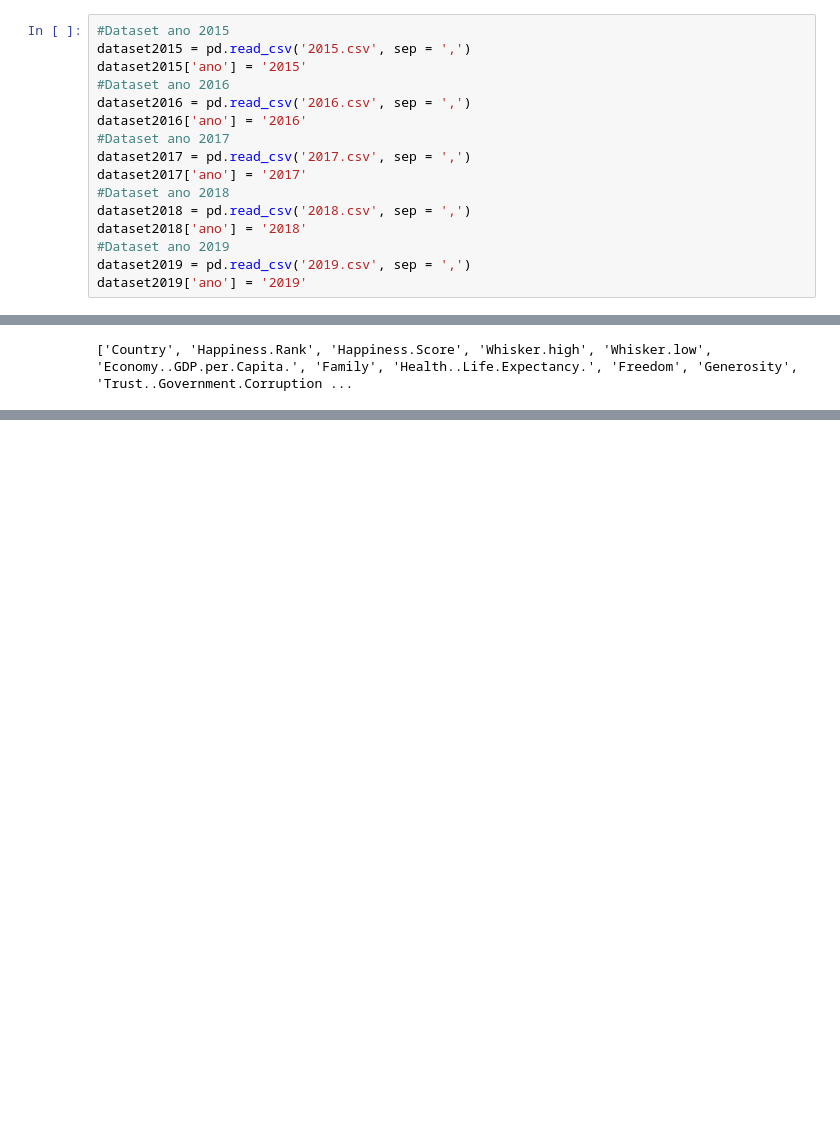
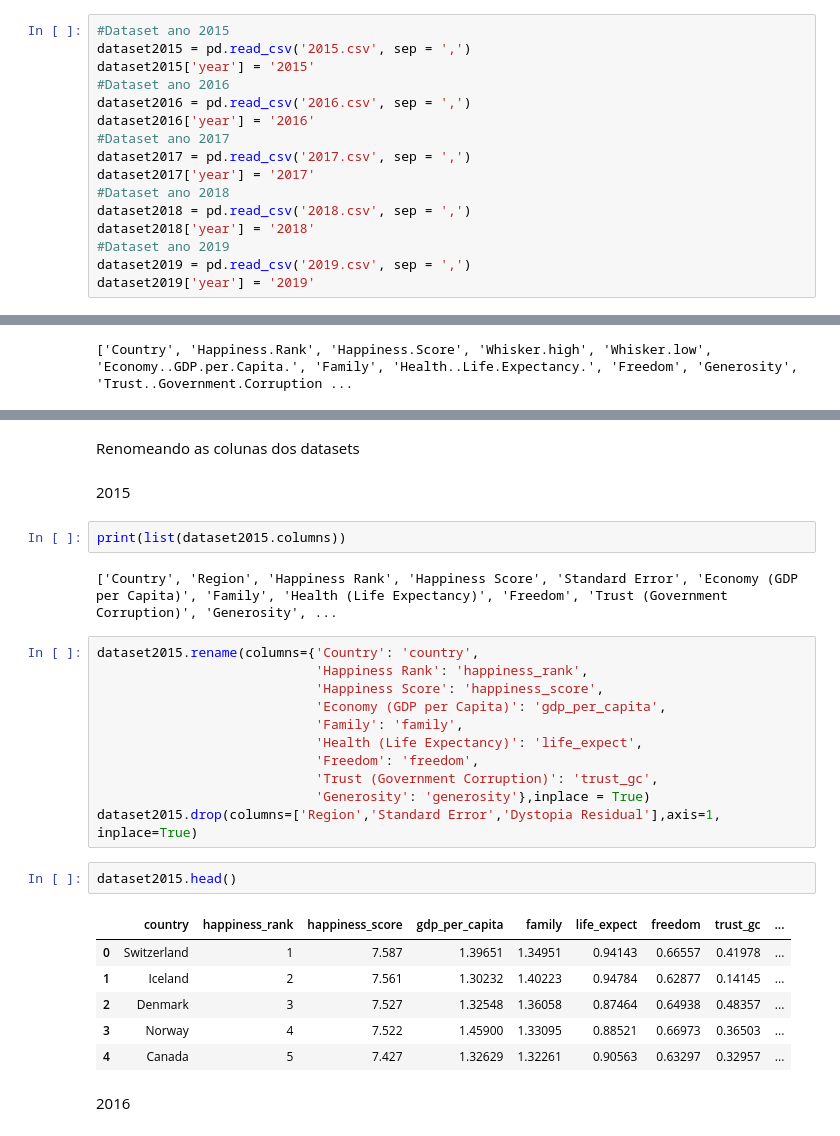
Before and after one commit to crismassaneiro/world-happiness-report, a Jupyter notebook: analisys.ipynb, the cells around one changed output, grey strips where cells are left out. Drawn from its saved outputs; the diff is of its cells as text; blank space fills up the shorter version.

```diff
--- a/analisys.ipynb
+++ b/analisys.ipynb
@@ -26,19 +26,19 @@ dataset2019 = pd.read_csv('2019.csv', sep = ',')
 # %%
 #Dataset ano 2015
 dataset2015 = pd.read_csv('2015.csv', sep = ',')
-dataset2015['ano'] = '2015'
+dataset2015['year'] = '2015'
 #Dataset ano 2016
 dataset2016 = pd.read_csv('2016.csv', sep = ',')
-dataset2016['ano'] = '2016'
+dataset2016['year'] = '2016'
 #Dataset ano 2017
 dataset2017 = pd.read_csv('2017.csv', sep = ',')
-dataset2017['ano'] = '2017'
+dataset2017['year'] = '2017'
 #Dataset ano 2018
 dataset2018 = pd.read_csv('2018.csv', sep = ',')
-dataset2018['ano'] = '2018'
+dataset2018['year'] = '2018'
 #Dataset ano 2019
 dataset2019 = pd.read_csv('2019.csv', sep = ',')
-dataset2019['ano'] = '2019'
+dataset2019['year'] = '2019'
 # %%
 dataset2015
 # %% [output]
@@ -143,0 +182,30 @@ print(list(dataset2019.columns))
+# %% [markdown]
+Renomeando as colunas dos datasets
+# %% [markdown]
+2015
+# %%
+print(list(dataset2015.columns))
+# %% [output]
+['Country', 'Region', 'Happiness Rank', 'Happiness Score', 'Standard Error', 'Economy (GDP per Capita)', 'Family', 'Health (Life Expectancy)', 'Freedom', 'Trust (Government Corruption)', 'Generosity', ...
+# %%
+dataset2015.rename(columns={'Country': 'country',
+                            'Happiness Rank': 'happiness_rank',
+                            'Happiness Score': 'happiness_score',
+                            'Economy (GDP per Capita)': 'gdp_per_capita',
+                            'Family': 'family',
+                            'Health (Life Expectancy)': 'life_expect',
+                            'Freedom': 'freedom',
+                            'Trust (Government Corruption)': 'trust_gc',
+                            'Generosity': 'generosity'},inplace = True)
+dataset2015.drop(columns=['Region','Standard Error','Dystopia Residual'],axis=1, inplace=True)
+# %%
+dataset2015.head()
+# %% [output]
+|  | country | happiness_rank | happiness_score | gdp_per_capita | family | life_expect | freedom | trust_gc | ... |
+| 0 | Switzerland | 1 | 7.587 | 1.39651 | 1.34951 | 0.94143 | 0.66557 | 0.41978 | ... |
+| 1 | Iceland | 2 | 7.561 | 1.30232 | 1.40223 | 0.94784 | 0.62877 | 0.14145 | ... |
+| 2 | Denmark | 3 | 7.527 | 1.32548 | 1.36058 | 0.87464 | 0.64938 | 0.48357 | ... |
+| 3 | Norway | 4 | 7.522 | 1.45900 | 1.33095 | 0.88521 | 0.66973 | 0.36503 | ... |
+| 4 | Canada | 5 | 7.427 | 1.32629 | 1.32261 | 0.90563 | 0.63297 | 0.32957 | ... |
+# %% [markdown]
+2016
```
Also changed, not shown: parts of 30 cells of this notebook.
